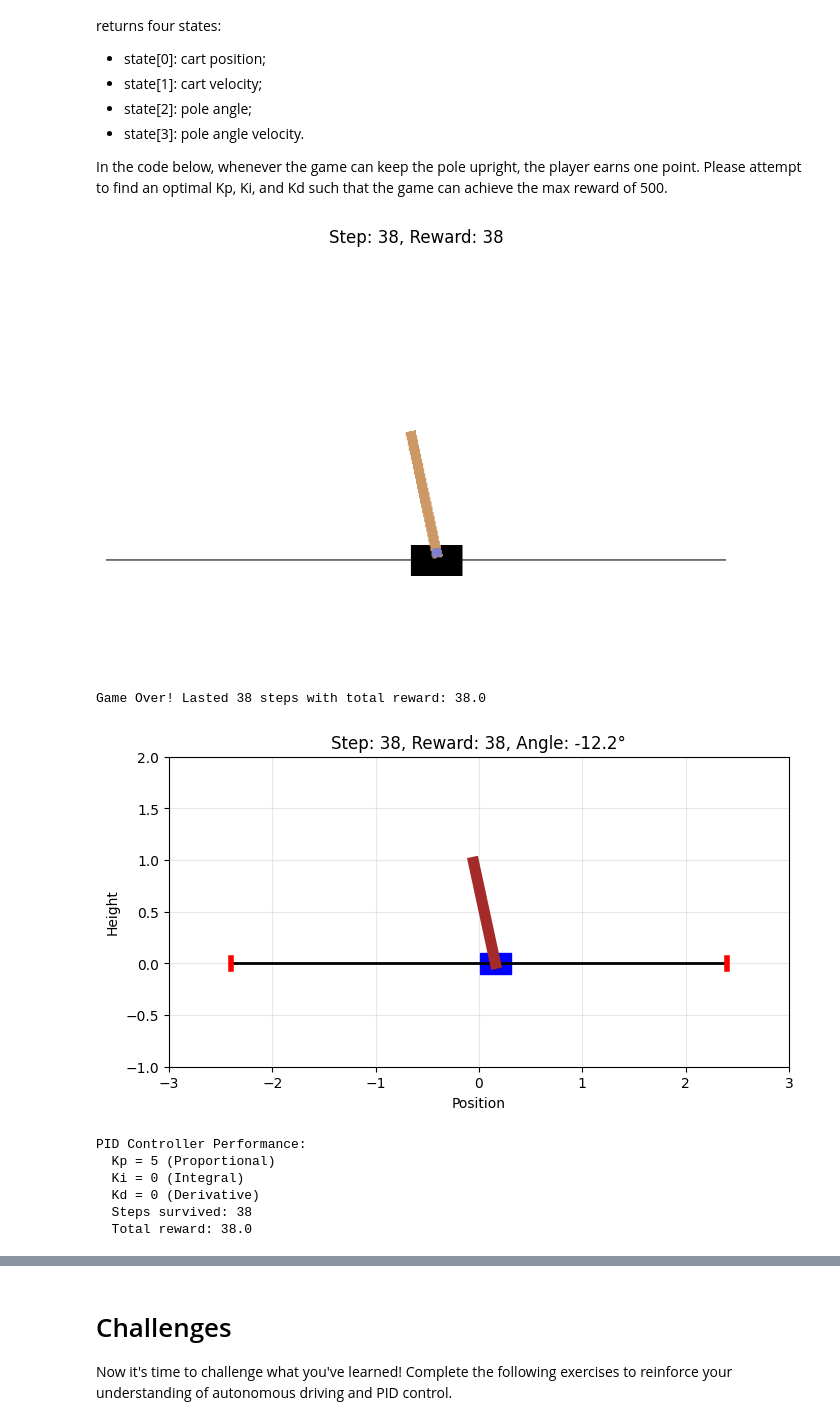
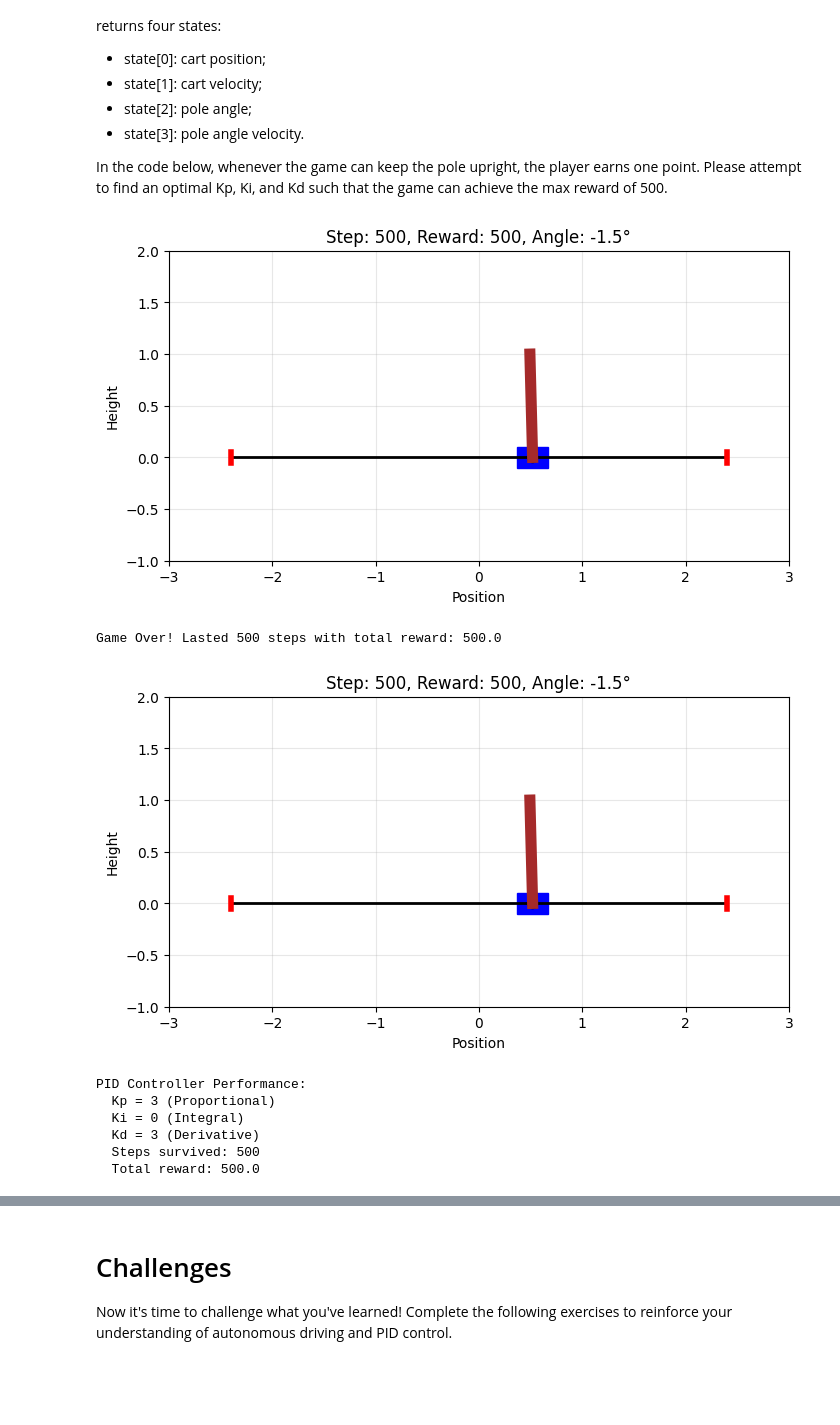
Before and after one commit to jellybeanisyummy/ROAR-Academy, a Jupyter notebook: Part Two/notebooks/2-4-autonomous driving and PID control.ipynb, the cells around one changed output, grey strips where cells are left out. Saved outputs shown, nothing was run; the diff lists cells and outputs as text; code cells hidden in the pictures; blank space fills up the shorter version.

```diff
--- a/Part Two/notebooks/2-4-autonomous driving and PID control.ipynb
+++ b/Part Two/notebooks/2-4-autonomous driving and PID control.ipynb
@@ -840,15 +840,18 @@ import warnings
 warnings.filterwarnings('ignore')
 
 # Exercise: Please adjust the Kp, Ki, and Kd to achieve the max 500 points
-Kp = 5
+Kp = 3
 Ki = 0
-Kd = 0
+Kd = 3
+
+errorList = []
 
 def pid_controller(angle, angle_velocity, integral, prev_error, dt=0.02):
     error = angle
     integral += error * dt
     derivative = (error - prev_error) / dt
     control = Kp * error + Ki * integral + Kd * derivative
+    errorList.append(error)
     return control, integral, error
 
 # Try different ways to create the environment
@@ -994,39 +997,49 @@ for t in range(500):
             plt.axis('off')
             plt.title(f'Step: {t+1}, Reward: {total_reward:.0f}')
             plt.show()
         else:
             # Use manual visualization
             fig = draw_cartpole_state(state, t+1, total_reward)
             plt.show()
             plt.close()
 
     if done:
         print(f"\nGame Over! Lasted {t + 1} steps with total reward: {total_reward}")
 
         # Show final state
         fig = draw_cartpole_state(state, t+1, total_reward)
         plt.show()
         plt.close()
         break
 else:
     print(f"\nCompleted all 200 steps! Total reward: {total_reward}")
 
 env.close()
 
+# plot the error list
+plt.figure(figsize=(12, 6))
+plt.plot(errorList, linewidth=2, color='red')
+plt.title('PID Controller Error (Pole Angle) Over Time', fontsize=14, weight='bold')
+plt.xlabel('Time Steps')
+plt.ylabel('Pole Angle Error (radians)')
+plt.grid(True, alpha=0.3)
+plt.axhline(y=0, color='black', linestyle='--', alpha=0.5, label='Target (0 radians)')
+plt.legend()
+
 # Show summary
 print(f"\nPID Controller Performance:")
 print(f"  Kp = {Kp} (Proportional)")
 print(f"  Ki = {Ki} (Integral)")
 print(f"  Kd = {Kd} (Derivative)")
 print(f"  Steps survived: {t + 1}")
 print(f"  Total reward: {total_reward}")
 # %% [output]
-[figure, old version]
+[figure, new version]
-Game Over! Lasted 38 steps with total reward: 38.0
+Game Over! Lasted 500 steps with total reward: 500.0
-[figure, old version]
+[figure, new version]
 PID Controller Performance:
-  Kp = 5 (Proportional)
+  Kp = 3 (Proportional)
   Ki = 0 (Integral)
-  Kd = 0 (Derivative)
-  Steps survived: 38
-  Total reward: 38.0
+  Kd = 3 (Derivative)
+  Steps survived: 500
+  Total reward: 500.0
```
Also changed, not shown: parts of 1 cell of this notebook, 2 other files.
